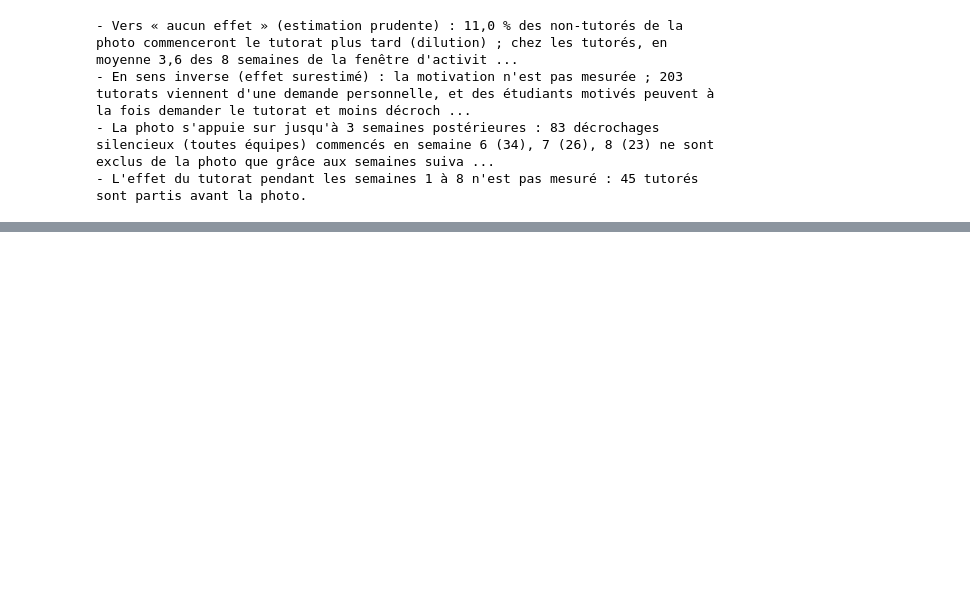
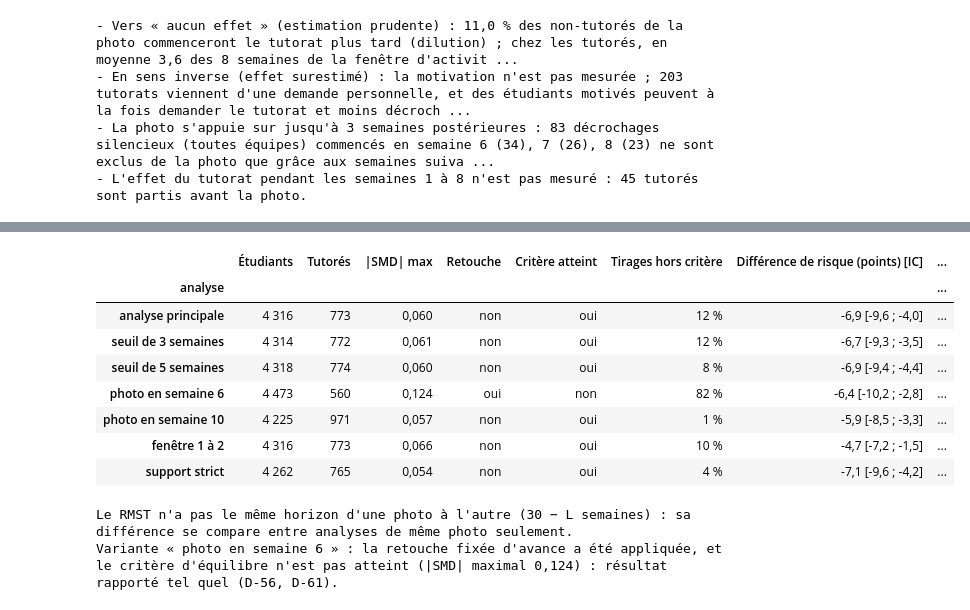
Before and after one commit to saliou489/horizon-decrochage-tutorat, a Jupyter notebook: notebooks/05_causal.ipynb, the cells around one changed output, grey strips where cells are left out. Cells and saved outputs as stored; diff of their text form; code cells hidden in the pictures; blank space fills up the shorter version.

```diff
--- a/notebooks/05_causal.ipynb
+++ b/notebooks/05_causal.ipynb
@@ -554,0 +657,42 @@ L'effet du tutorat sur le décrochage (CA-04) est calculé à partir de cette co
+# %%
+sensibilite = lire_resultat("ca_sensibilite.csv")
+cox_temps = lire_resultat("ca_cox_dependant_du_temps.csv").iloc[0]
+
+
+def avec_ic(ligne, mesure, facteur=1, decimales=3):
+    return (f"{nombre(facteur * ligne[mesure], decimales)} [{nombre(facteur * ligne[mesure + '_ic_bas'], decimales)} ; "
+            f"{nombre(facteur * ligne[mesure + '_ic_haut'], decimales)}]")
+
+
+tableau_sensibilite = pd.DataFrame({
+    "Étudiants": [entier(n) for n in sensibilite["etudiants"]],
+    "Tutorés": [entier(n) for n in sensibilite["tutores"]],
+    "|SMD| max": [nombre(x, 3) for x in sensibilite["smd_max"]],
+    "Retouche": np.where(sensibilite["retouche"], "oui", "non"),
+    "Critère atteint": np.where(sensibilite["critere_atteint"], "oui", "non"),
+    "Tirages hors critère": [f"{nombre(100 * x, 0)} %" for x in sensibilite["part_hors_critere"]],
+    "Différence de risque (points) [IC]": [avec_ic(l, "difference_risque", 100, 1) for _, l in sensibilite.iterrows()],
+    "HR [IC]": [avec_ic(l, "hr") for _, l in sensibilite.iterrows()],
+    "Différence de RMST (semaines)": [f"{nombre(l['difference_rmst'], 2)} sur {int(l['horizon_rmst'])}"
+                                      for _, l in sensibilite.iterrows()],
+}, index=sensibilite["analyse"])
+display(tableau_sensibilite)
+print("Le RMST n'a pas le même horizon d'une photo à l'autre (30 − L semaines) : sa différence se compare entre analyses "
+      "de même photo seulement.")
+for _, ligne in sensibilite[~sensibilite["critere_atteint"]].iterrows():
+    print(f"Variante « {ligne['analyse']} » : la retouche fixée d'avance a "
+          + ("été appliquée" if ligne["retouche"] else "pas été appliquée")
+          + f", et le critère d'équilibre n'est pas atteint (|SMD| maximal {nombre(ligne['smd_max'], 3)}) : résultat "
+          "rapporté tel quel (D-56, D-61).")
+# %% [output]
+|  | Étudiants | Tutorés | |SMD| max | Retouche | Critère atteint | Tirages hors critère | Différence de risque (points) [IC] | ... |
+| analyse |  |  |  |  |  |  |  | ... |
+| analyse principale | 4 316 | 773 | 0,060 | non | oui | 12 % | -6,9 [-9,6 ; -4,0] | ... |
+| seuil de 3 semaines | 4 314 | 772 | 0,061 | non | oui | 12 % | -6,7 [-9,3 ; -3,5] | ... |
+| seuil de 5 semaines | 4 318 | 774 | 0,060 | non | oui | 8 % | -6,9 [-9,4 ; -4,4] | ... |
+| photo en semaine 6 | 4 473 | 560 | 0,124 | oui | non | 82 % | -6,4 [-10,2 ; -2,8] | ... |
+| photo en semaine 10 | 4 225 | 971 | 0,057 | non | oui | 1 % | -5,9 [-8,5 ; -3,3] | ... |
+| fenêtre 1 à 2 | 4 316 | 773 | 0,066 | non | oui | 10 % | -4,7 [-7,2 ; -1,5] | ... |
+| support strict | 4 262 | 765 | 0,054 | non | oui | 4 % | -7,1 [-9,6 ; -4,2] | ... |
+Le RMST n'a pas le même horizon d'une photo à l'autre (30 − L semaines) : sa différence se compare entre analyses de même photo seulement.
+Variante « photo en semaine 6 » : la retouche fixée d'avance a été appliquée, et le critère d'équilibre n'est pas atteint (|SMD| maximal 0,124) : résultat rapporté tel quel (D-56, D-61).
```
Also changed, not shown: parts of 14 cells of this notebook, 9 other files.
